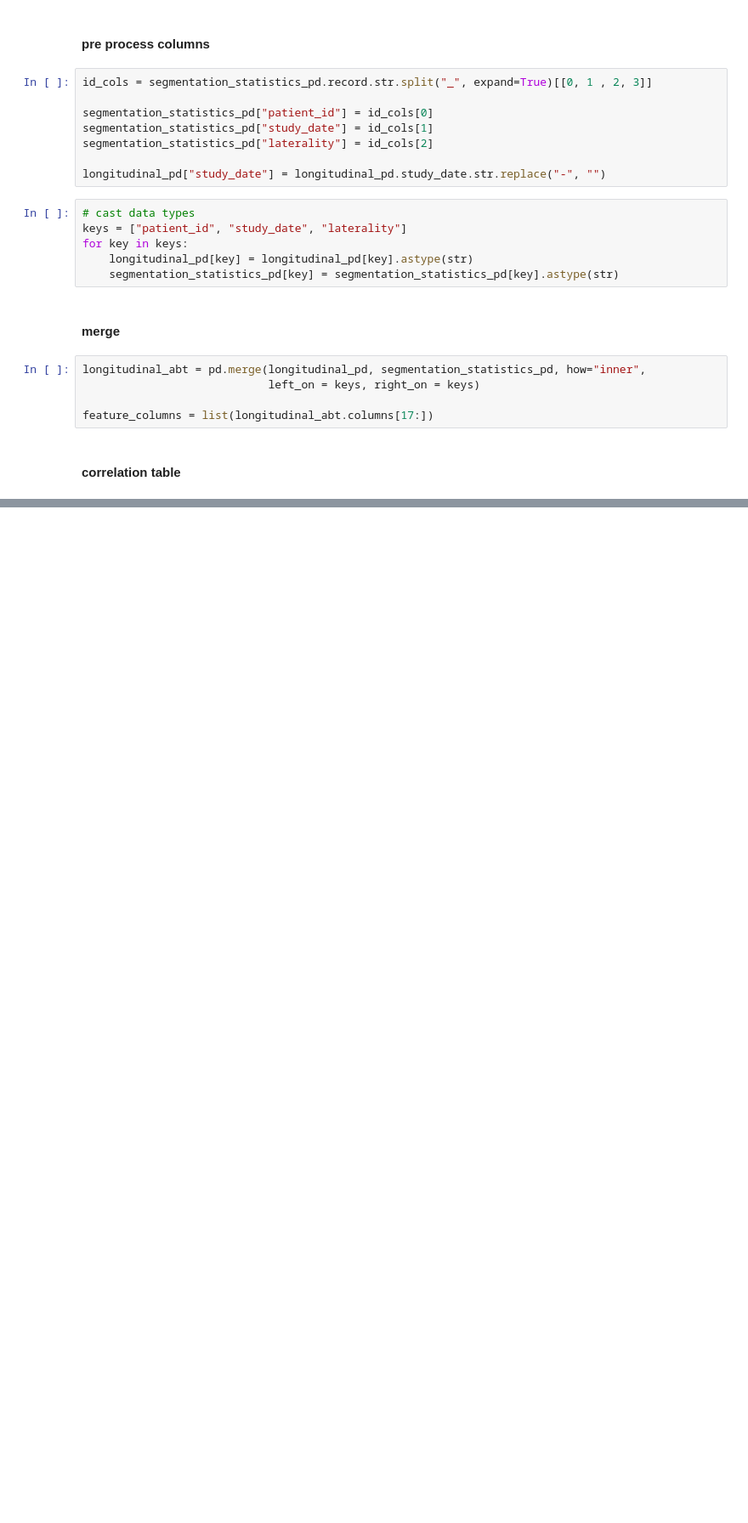
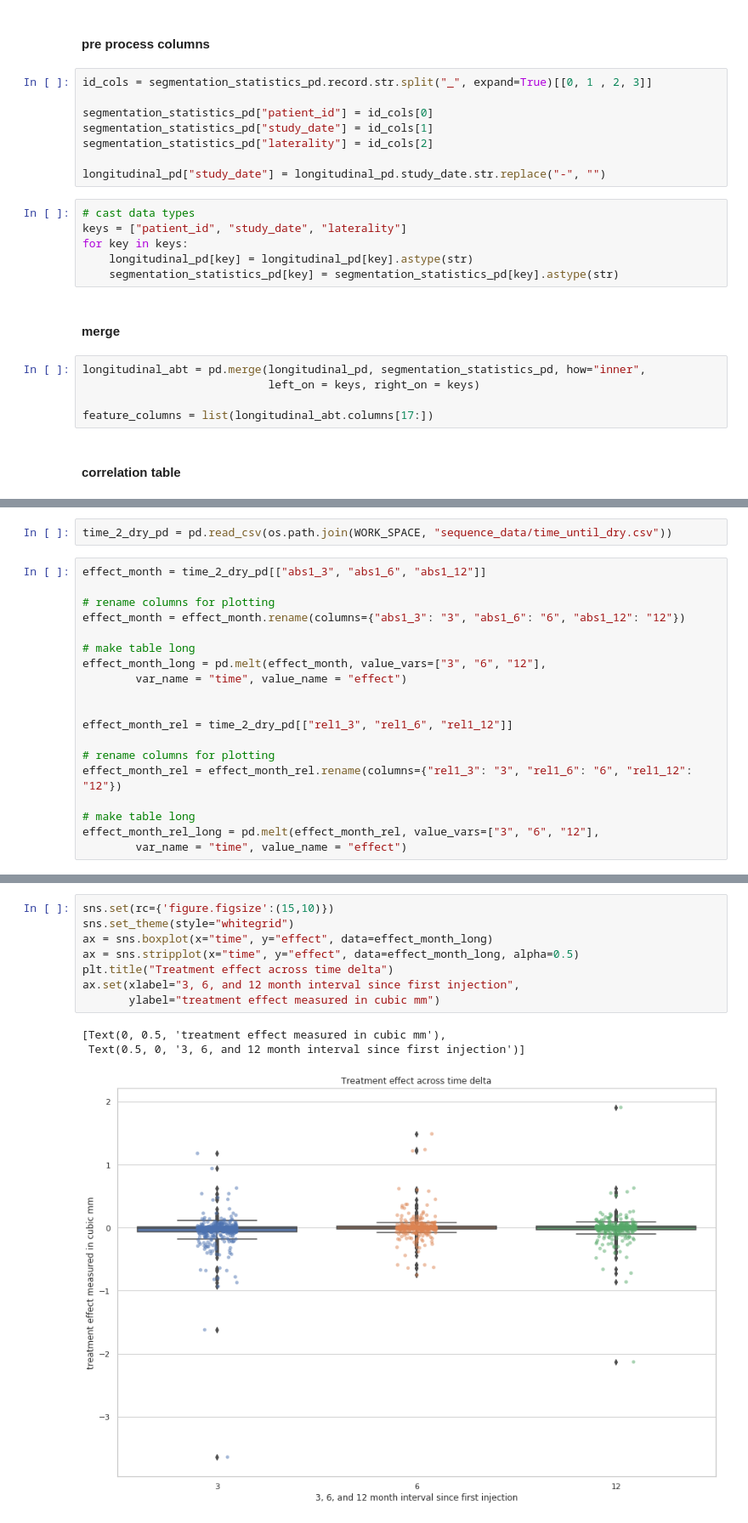
Before and after one commit to theislab/LODE, a Jupyter notebook: feature_statistics/notebooks/0_0_feature_statistics.ipynb, the cells around one changed output, grey strips where cells are left out. Shown: that part at 85% size. Cells and saved outputs as stored; diff of their text form; blank space fills up the shorter version.

Commit message:
adding time series fluid statistics and analysis notebook

```diff
--- a/feature_statistics/notebooks/0_0_feature_statistics.ipynb
+++ b/feature_statistics/notebooks/0_0_feature_statistics.ipynb
@@ -106,0 +51,21 @@ for regr in regressors:
+# %%
+time_2_dry_pd = pd.read_csv(os.path.join(WORK_SPACE, "sequence_data/time_until_dry.csv"))
+# %%
+effect_month = time_2_dry_pd[["abs1_3", "abs1_6", "abs1_12"]]
+
+# rename columns for plotting
+effect_month = effect_month.rename(columns={"abs1_3": "3", "abs1_6": "6", "abs1_12": "12"})
+
+# make table long
+effect_month_long = pd.melt(effect_month, value_vars=["3", "6", "12"],
+        var_name = "time", value_name = "effect")
+
+
+effect_month_rel = time_2_dry_pd[["rel1_3", "rel1_6", "rel1_12"]]
+
+# rename columns for plotting
+effect_month_rel = effect_month_rel.rename(columns={"rel1_3": "3", "rel1_6": "6", "rel1_12": "12"})
+
+# make table long
+effect_month_rel_long = pd.melt(effect_month_rel, value_vars=["3", "6", "12"],
+        var_name = "time", value_name = "effect")
@@ -106,0 +95,12 @@ for regr in regressors:
+# %%
+sns.set(rc={'figure.figsize':(15,10)})
+sns.set_theme(style="whitegrid")
+ax = sns.boxplot(x="time", y="effect", data=effect_month_long)
+ax = sns.stripplot(x="time", y="effect", data=effect_month_long, alpha=0.5)
+plt.title("Treatment effect across time delta")
+ax.set(xlabel="3, 6, and 12 month interval since first injection",
+       ylabel="treatment effect measured in cubic mm")
+# %% [output]
+[Text(0, 0.5, 'treatment effect measured in cubic mm'),
+ Text(0.5, 0, '3, 6, and 12 month interval since first injection')]
+[figure, added]
```
Also changed, not shown: parts of 17 cells of this notebook, 2 other files.
